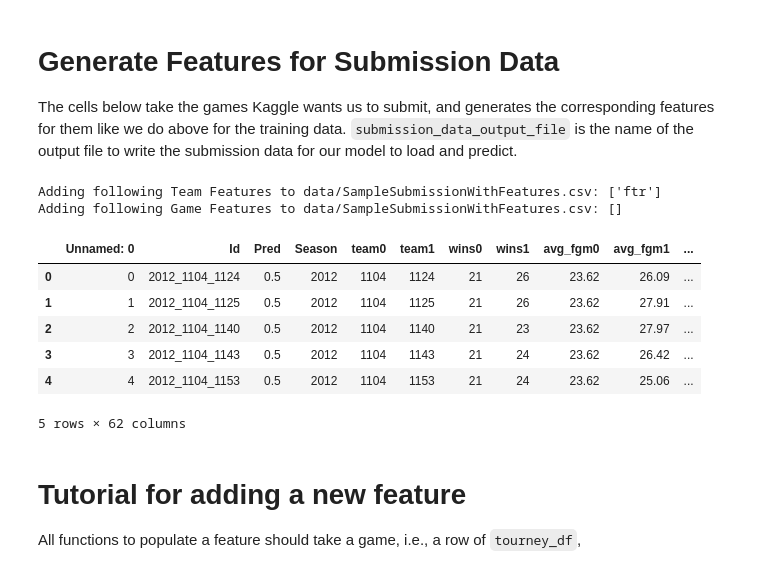
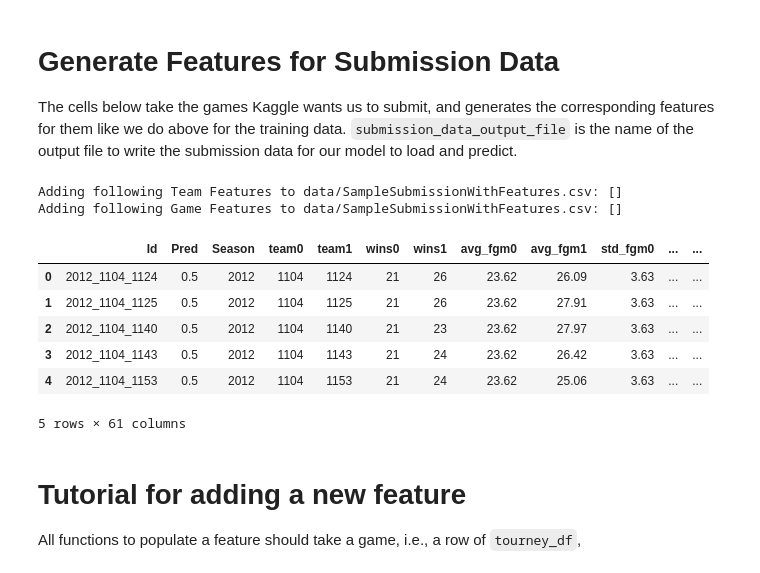
Before and after one commit to dtamayo/NCAAbasketball, a Jupyter notebook: GenerateFeatures.ipynb, the cells around one changed output. Drawn from its saved outputs; the diff is of its cells as text; code cells hidden in the pictures.

```diff
--- a/GenerateFeatures.ipynb
+++ b/GenerateFeatures.ipynb
@@ -132,7 +55,7 @@ Name: 614, dtype: object
 # Append your new function to teamfList below!
 # %%
 teamfList = []
-teamfList.append(ftr)
+#teamfList.append(ftr)
 #teamfList.append(wins)
 #for f in ['fgm', 'fga', 'fgm3', 'fga3', 'ftm', 'fta', 'or', 'dr', 'ast', 'to', 'stl', 'blk', 'pf']:
 #    teamfList.append(avg(f))
@@ -146,7 +69,7 @@ Team Features added = ['wins', 'avg_fgm', 'std_fgm', 'avg_fga', 'std_fga', 'avg_
 #team_features_df['team_name'] = team_features_df['Team_Id'].map(team_name)
 
 #USE THIS LINE TO ADD TO THE EXISTING TEAM FEATURES
-team_features_df = pd.read_csv(team_features_output_file)
+team_features_df = pd.read_csv(team_features_output_file, index_col=0)
 
 for feature in teamfList:
     team_features_df[feature.__name__] = team_features_df.apply(feature, axis=1)
@@ -167,7 +90,7 @@ team_features_df.tail()
 
 `training_data_file` is the data file we want to use as training data (could include part of regular season in addition to tourney in future). `team_features_input_file` is the input file we want to use for the team features (generated above--default is `team_features_output_file`, i.e. what was used for output above).  `training_data_output_file` is the filename for the training data with all the games.
 # %%
-training_data_file = 'data/TourneyDetailedResults.csv'
+training_data_file = 'data/data.csv' # use data/TourneyDetailedResults.csv to regenerate features
 team_features_input_file = team_features_output_file
 training_data_output_file = 'data/data.csv'
 # %% [markdown]
@@ -175,7 +98,7 @@ training_data_output_file = 'data/data.csv'
 
 We first randomly chooses the winner to be team 1 or team 0.  The result is stored in `tourney_df('Winner')` and the ID corresponding to team0 and team1 are in `tourney_df('team0')` and `tourney_df('team1')`, respectively.  We also add all the features in `data/team_features.csv` for team0 and team1.
 # %%
-tourney_df = pd.read_csv(training_data_file)
+tourney_df = pd.read_csv(training_data_file, index_col=0) # take off index_col if regenerating with TourneyDetailedResults
 
 Ngames = tourney_df.shape[0]
 print("{0} tournament games in the dataset".format(Ngames))
@@ -267,41 +190,41 @@ submission_data_with_features_file = 'data/SampleSubmissionWithFeatures.csv'
 print("Adding following Team Features to {0}: {1}".format(submission_data_with_features_file, [f.__name__ for f in teamfList]))
 print("Adding following Game Features to {0}: {1}".format(submission_data_with_features_file, [f.__name__ for f in gamefList]))
 # %% [output]
-Adding following Team Features to data/SampleSubmissionWithFeatures.csv: ['ftr']
+Adding following Team Features to data/SampleSubmissionWithFeatures.csv: []
 Adding following Game Features to data/SampleSubmissionWithFeatures.csv: []
 # %%
-sample_df = pd.read_csv(submission_data_with_features_file) #should be SampleSubmission.csv if generating from scratch
+sample_df = pd.read_csv(submission_data_with_features_file, index_col=0) #should be SampleSubmission.csv if generating from scratch (remove index_col=0 in that case)
 
 def get_season(Id):
     return np.int64(Id.split("_")[0])
 def get_team0(Id):
     return np.int64(Id.split("_")[1])
 def get_team1(Id):
     return np.int64(Id.split("_")[2])
 
 # UNCOMMENT THESE LINES IF YOU WANT TO REGENERATE THE SUBMISSION FEATURES FROM SCRATCH
 #sample_df['Season'] = sample_df['Id'].apply(get_season)
 #sample_df['team0'] = sample_df['Id'].apply(get_team0)
 #sample_df['team1'] = sample_df['Id'].apply(get_team1)
 
 # first add all the features for individual teams
 for feature in teamfList:
     sample_df = pd.concat([sample_df, sample_df.apply(feature01(feature), axis=1)], axis=1)
 
 # now add features specific to a game (pair of teams)
 for feature in gamefList:
     tourney_df[feature.__name__] = tourney_df.apply(feature, axis=1)
 
 sample_df.to_csv(submission_data_with_features_file, encoding='ascii')
 sample_df.head()
 # %% [output]
-|  | Unnamed: 0 | Id | Pred | Season | team0 | team1 | wins0 | wins1 | avg_fgm0 | avg_fgm1 | ... |
-| 0 | 0 | 2012_1104_1124 | 0.5 | 2012 | 1104 | 1124 | 21 | 26 | 23.62 | 26.09 | ... |
-| 1 | 1 | 2012_1104_1125 | 0.5 | 2012 | 1104 | 1125 | 21 | 26 | 23.62 | 27.91 | ... |
-| 2 | 2 | 2012_1104_1140 | 0.5 | 2012 | 1104 | 1140 | 21 | 23 | 23.62 | 27.97 | ... |
-| 3 | 3 | 2012_1104_1143 | 0.5 | 2012 | 1104 | 1143 | 21 | 24 | 23.62 | 26.42 | ... |
-| 4 | 4 | 2012_1104_1153 | 0.5 | 2012 | 1104 | 1153 | 21 | 24 | 23.62 | 25.06 | ... |
+|  | Id | Pred | Season | team0 | team1 | wins0 | wins1 | avg_fgm0 | avg_fgm1 | std_fgm0 | ... | ... |
+| 0 | 2012_1104_1124 | 0.5 | 2012 | 1104 | 1124 | 21 | 26 | 23.62 | 26.09 | 3.63 | ... | ... |
+| 1 | 2012_1104_1125 | 0.5 | 2012 | 1104 | 1125 | 21 | 26 | 23.62 | 27.91 | 3.63 | ... | ... |
+| 2 | 2012_1104_1140 | 0.5 | 2012 | 1104 | 1140 | 21 | 23 | 23.62 | 27.97 | 3.63 | ... | ... |
+| 3 | 2012_1104_1143 | 0.5 | 2012 | 1104 | 1143 | 21 | 24 | 23.62 | 26.42 | 3.63 | ... | ... |
+| 4 | 2012_1104_1153 | 0.5 | 2012 | 1104 | 1153 | 21 | 24 | 23.62 | 25.06 | 3.63 | ... | ... |
-5 rows × 62 columns
+5 rows × 61 columns
 # %% [markdown]
 # Tutorial for adding a new feature
 
```
Also changed, not shown: parts of 8 cells of this notebook, 4 other files.
